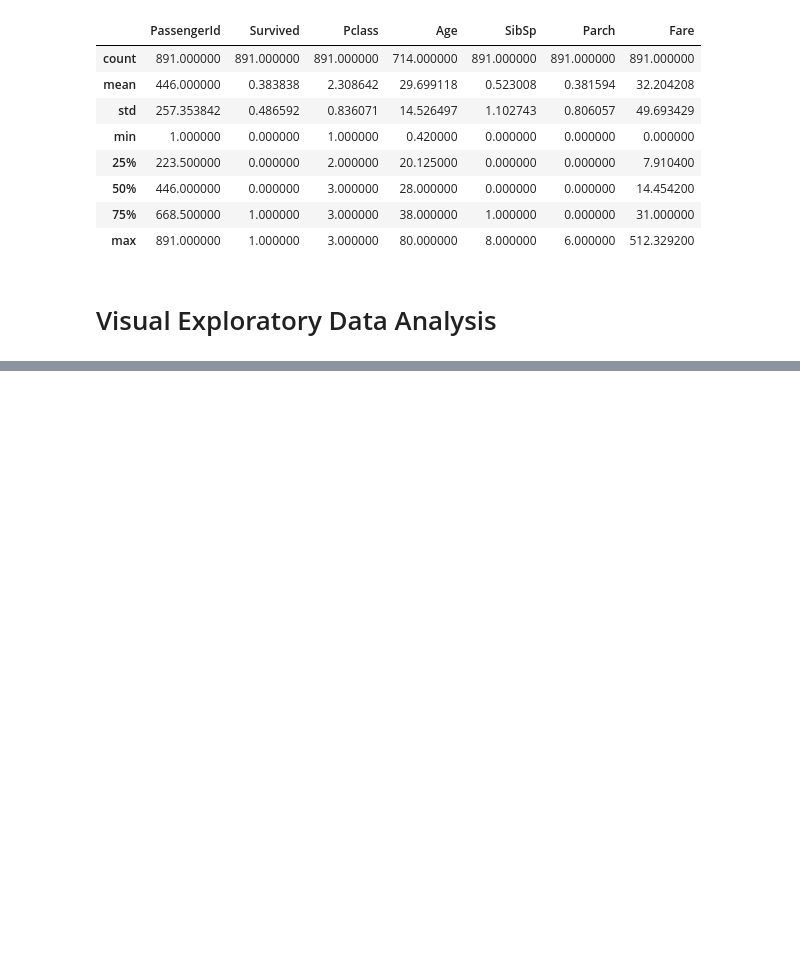
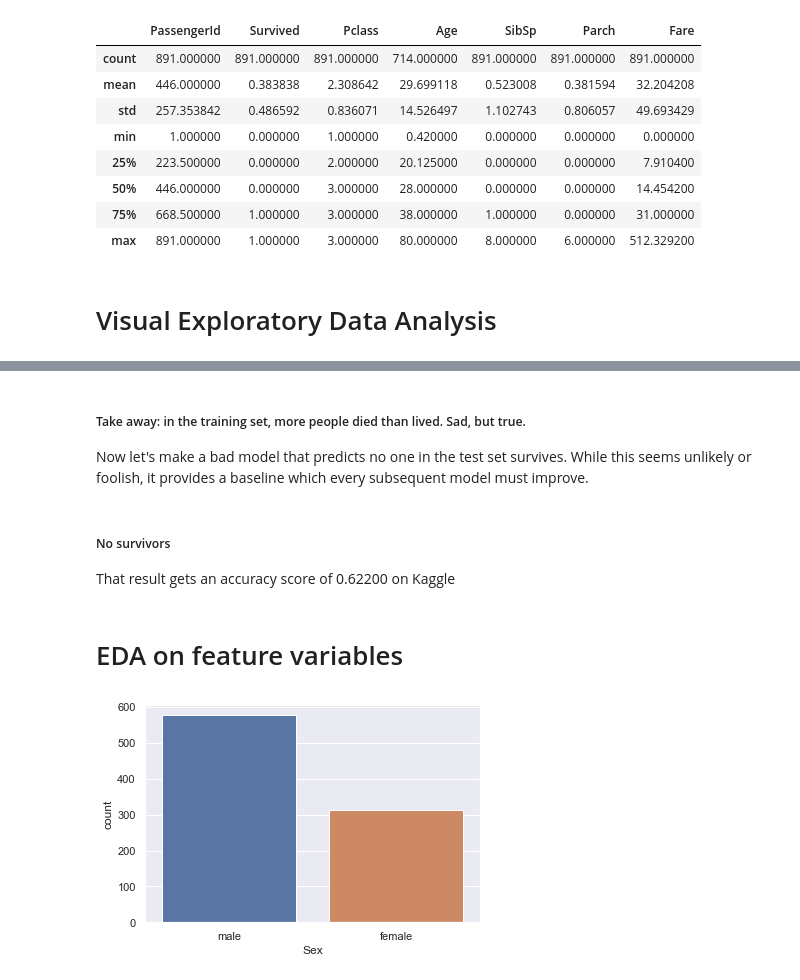
Before and after one commit to emekdahl/titanic, a Jupyter notebook: titanic.ipynb, the cells around one changed output, grey strips where cells are left out. Drawn from its saved outputs; the diff is of its cells as text; code cells hidden in the pictures; blank space fills up the shorter version.

Commit message:
improving predictions with very basic feature

```diff
--- a/titanic.ipynb
+++ b/titanic.ipynb
@@ -107 +106,5 @@ sns.countplot(x='Survived', data=df_train)
 [figure]
+# %% [markdown]
+##### Take away: in the training set, more people died than lived. Sad, but true.
+
+Now let's make a bad model that predicts no one in the test set survives. While this seems unlikely or foolish, it provides a baseline which every subsequent model must improve.
@@ -107,0 +114,10 @@ sns.countplot(x='Survived', data=df_train)
+# %% [markdown]
+##### No survivors
+
+That result gets an accuracy score of 0.62200 on Kaggle
+# %% [markdown]
+# EDA on feature variables
+# %%
+sns.countplot(x='Sex', data=df_train);
+# %% [output]
+[figure, added]
```
Also changed, not shown: parts of 10 cells of this notebook, 2 other files.
